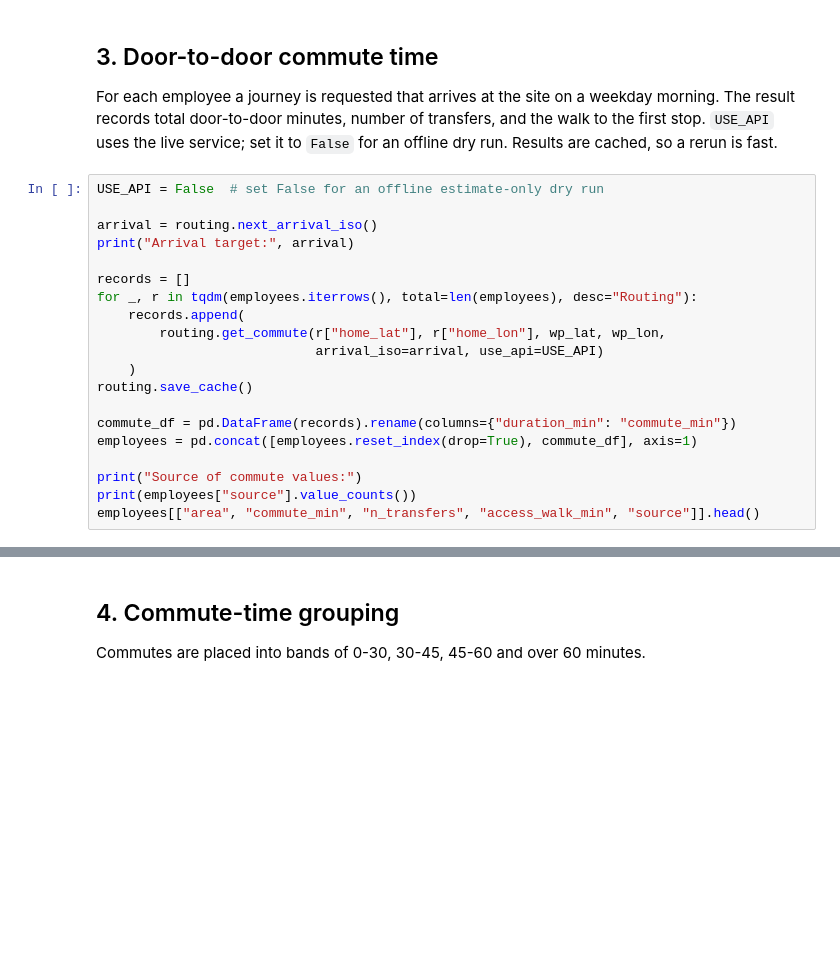
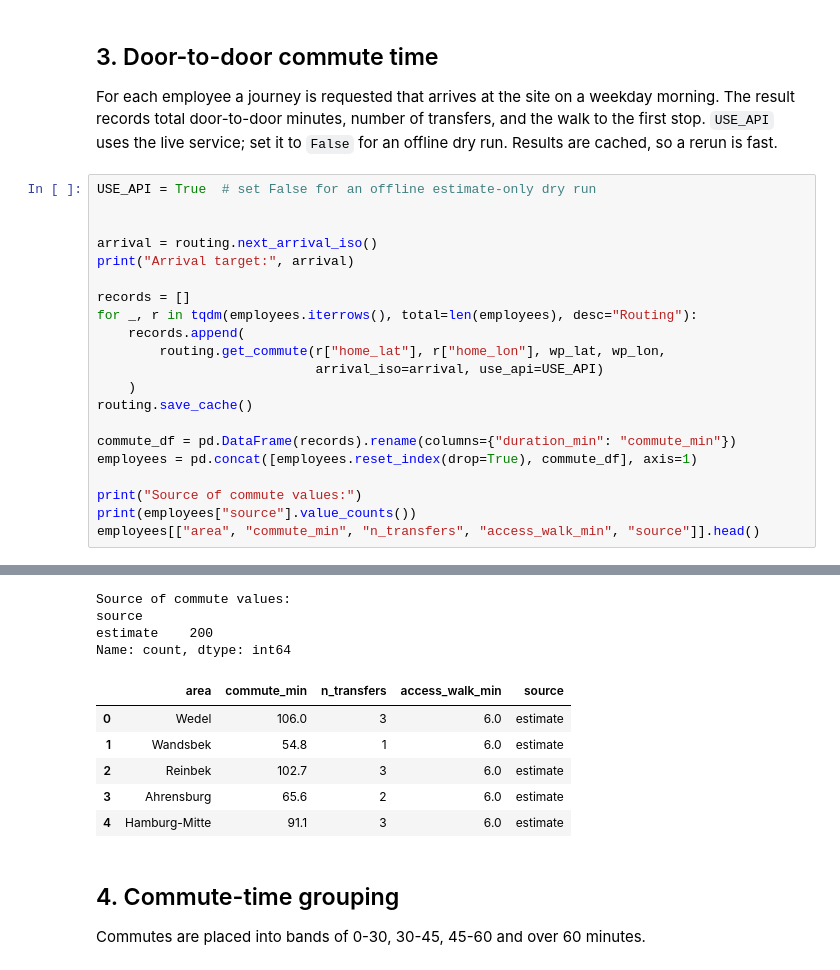
Before and after one commit to suhasnu/Johnson-Johnson-Data-Science-Intern-Assessment-, a Jupyter notebook: notebook.ipynb, the cells around one changed output, grey strips where cells are left out. Cells and saved outputs as stored; diff of their text form; blank space fills up the shorter version.

```diff
--- a/notebook.ipynb
+++ b/notebook.ipynb
@@ -61,7 +100,8 @@ pd.DataFrame(work_stations)
 ## 3. Door-to-door commute time
 For each employee a journey is requested that arrives at the site on a weekday morning. The result records total door-to-door minutes, number of transfers, and the walk to the first stop. `USE_API` uses the live service; set it to `False` for an offline dry run. Results are cached, so a rerun is fast.
 # %%
-USE_API = False  # set False for an offline estimate-only dry run
+USE_API = True  # set False for an offline estimate-only dry run
+
 
 arrival = routing.next_arrival_iso()
 print("Arrival target:", arrival)
@@ -80,3 +120,4 @@ employees = pd.concat([employees.reset_index(drop=True), commute_df], axis=1)
 print("Source of commute values:")
 print(employees["source"].value_counts())
 employees[["area", "commute_min", "n_transfers", "access_walk_min", "source"]].head()
+# %% [output]
@@ -83,3 +125,13 @@ employees[["area", "commute_min", "n_transfers", "access_walk_min", "source"]].h
+Source of commute values:
+source
+estimate    200
+Name: count, dtype: int64
+|  | area | commute_min | n_transfers | access_walk_min | source |
+| 0 | Wedel | 106.0 | 3 | 6.0 | estimate |
+| 1 | Wandsbek | 54.8 | 1 | 6.0 | estimate |
+| 2 | Reinbek | 102.7 | 3 | 6.0 | estimate |
+| 3 | Ahrensburg | 65.6 | 2 | 6.0 | estimate |
+| 4 | Hamburg-Mitte | 91.1 | 3 | 6.0 | estimate |
 # %% [markdown]
 ## 4. Commute-time grouping
 Commutes are placed into bands of 0-30, 30-45, 45-60 and over 60 minutes.
```
Also changed, not shown: parts of 10 cells of this notebook, 2 other files.
